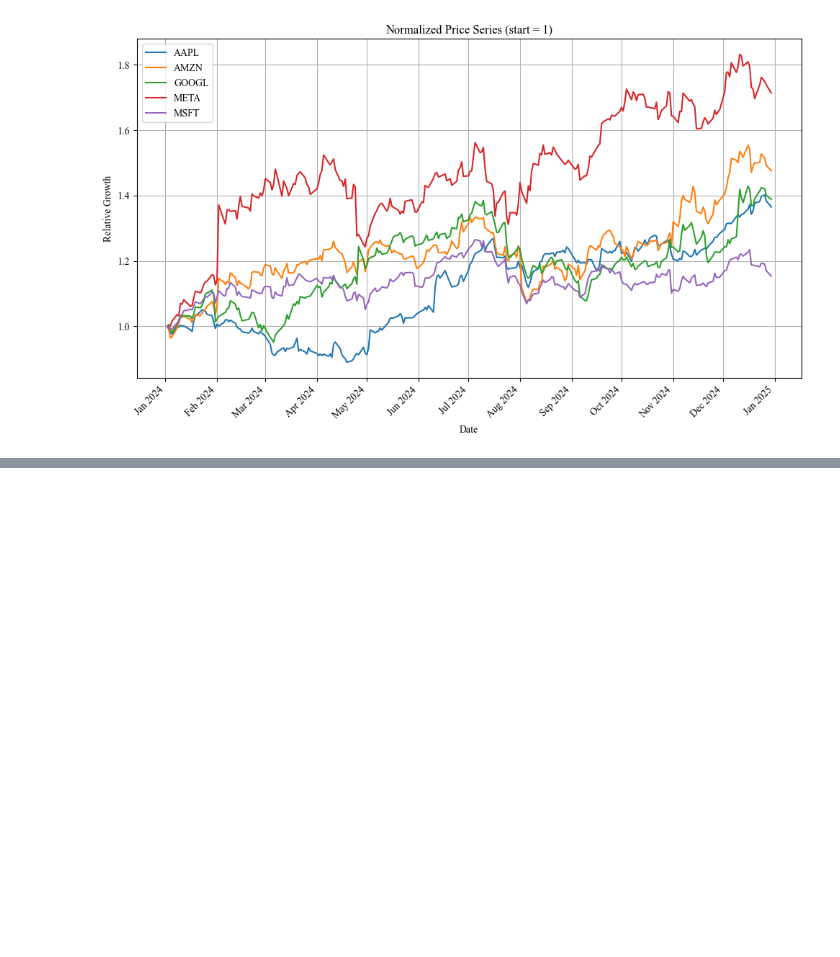
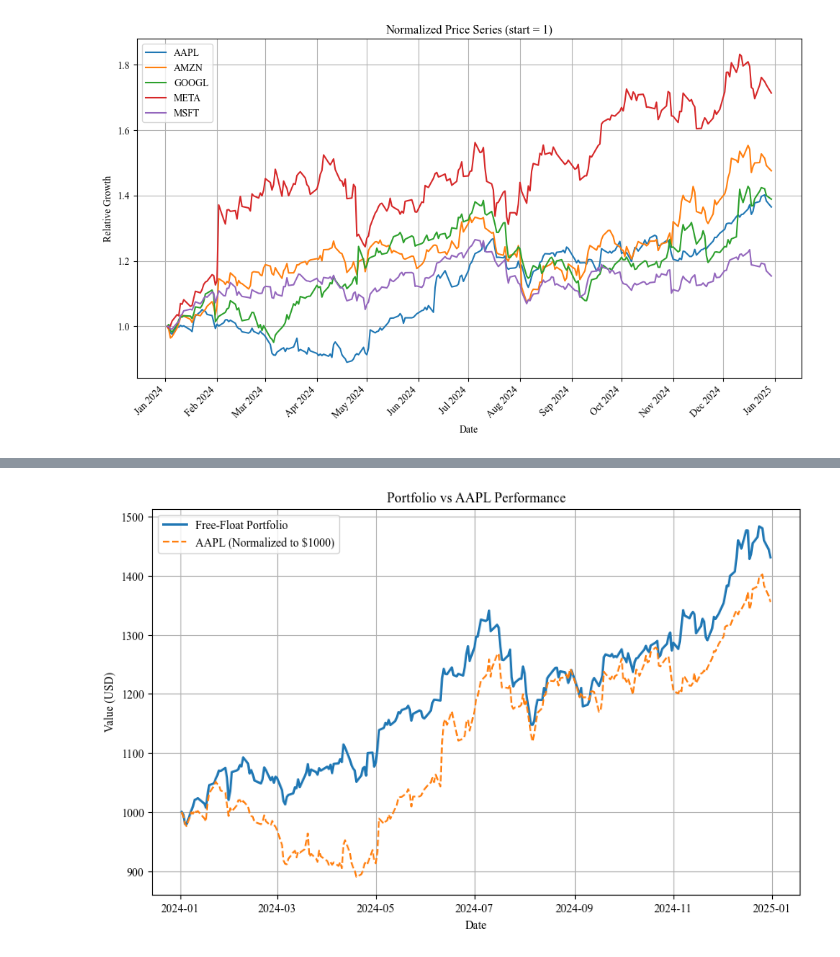
Before and after one commit to Kapizza/Alpha-Models, a Jupyter notebook: notebooks/01_data_fetiching_demo.ipynb, the cells around one changed output, grey strips where cells are left out. Cells and saved outputs as stored; diff of their text form; code cells hidden in the pictures; blank space fills up the shorter version.

```diff
--- a/notebooks/01_data_fetiching_demo.ipynb
+++ b/notebooks/01_data_fetiching_demo.ipynb
@@ -95,0 +189,20 @@ plt.show()
+# %%
+
+#Get AAPL prices (same date range)
+aapl_prices = load_prices(["AAPL"], start="2024-01-01", end="2025-01-01", auto_adjust=True)
+
+# Normalize AAPL price series to start at 1000 like the portfolio
+aapl_normalized = aapl_prices["AAPL"] / aapl_prices["AAPL"].iloc[0] * 1000
+
+# Plot comparison
+plt.figure(figsize=(10, 6))
+plt.plot(df_p.index, df_p["Portfolio Value"], label="Free-Float Portfolio", linewidth=2)
+plt.plot(aapl_normalized.index, aapl_normalized, label="AAPL (Normalized to $1000)", linestyle="--")
+plt.title("Portfolio vs AAPL Performance")
+plt.xlabel("Date")
+plt.ylabel("Value (USD)")
+plt.grid(True)
+plt.legend()
+plt.show()
+# %% [output]
+[figure, added]
```
Also changed, not shown: parts of 6 cells of this notebook, 2 other files.
